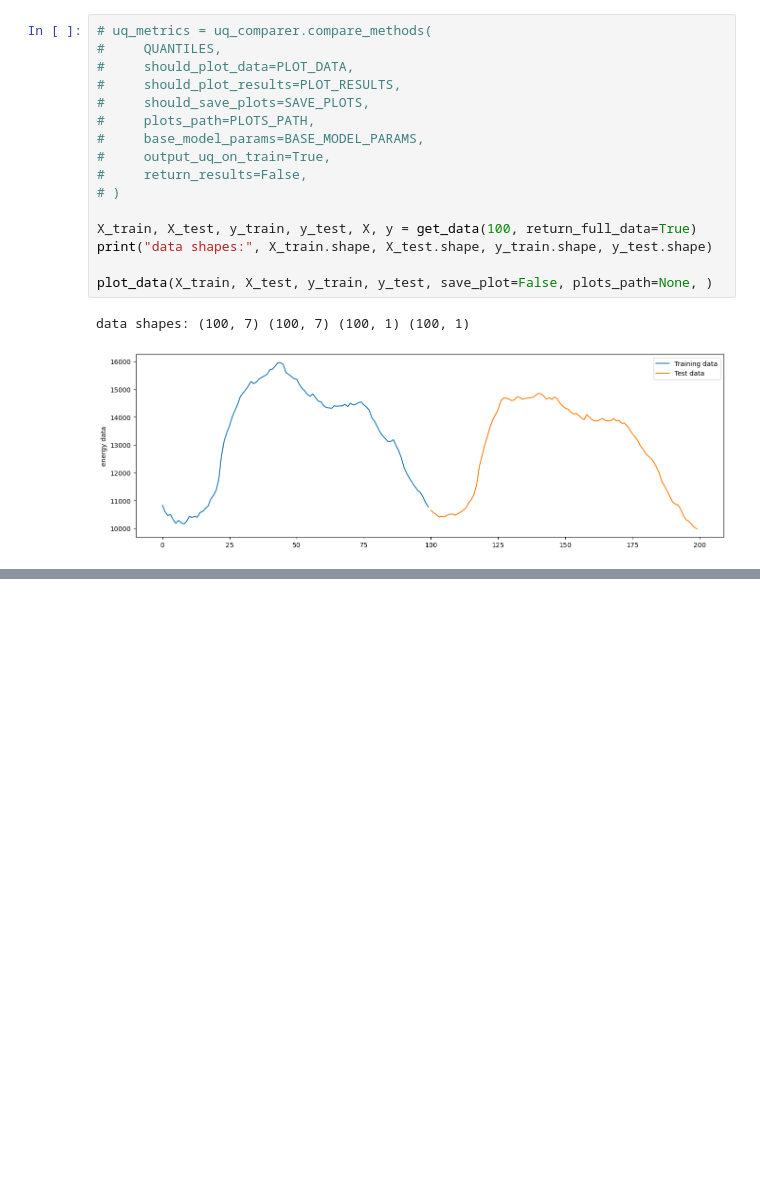
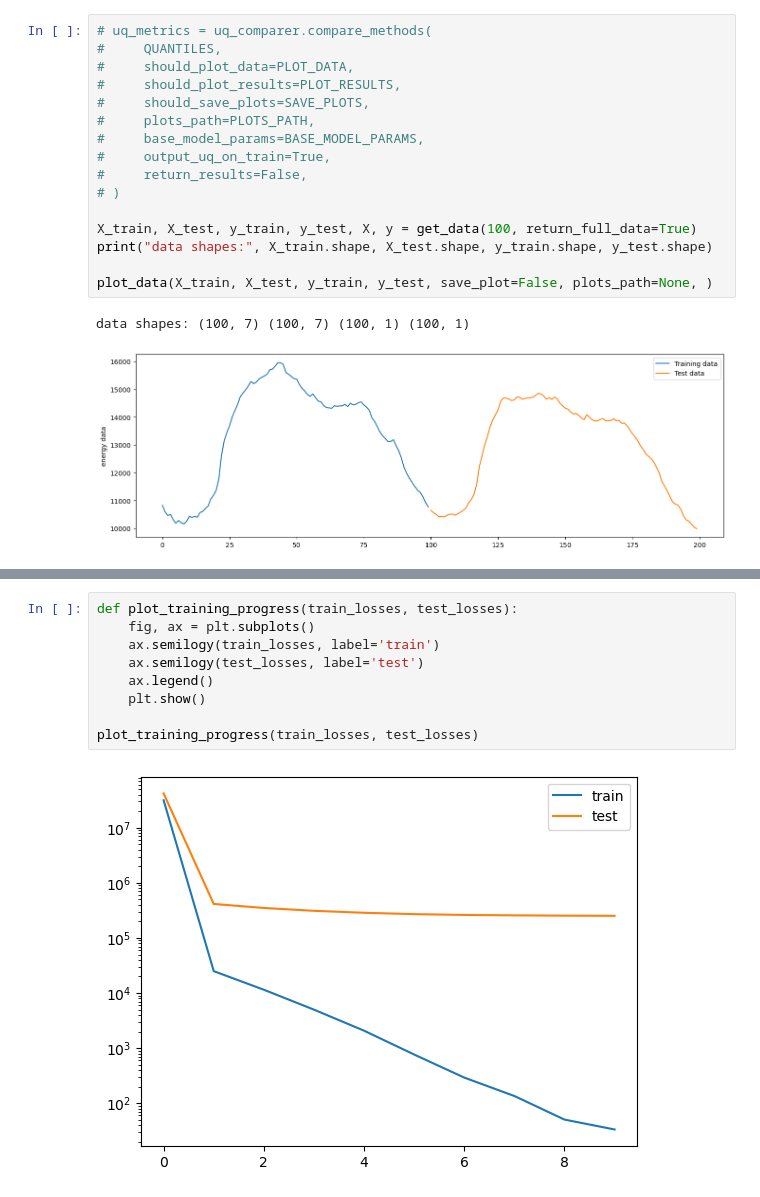
Before and after one commit to MischaDy/electricity-uq, a Jupyter notebook: laplace_bugfix_test.ipynb, the cells around one changed output, grey strips where cells are left out. Drawn from its saved outputs; the diff is of its cells as text; blank space fills up the shorter version.

```diff
--- a/laplace_bugfix_test.ipynb
+++ b/laplace_bugfix_test.ipynb
@@ -219,0 +286,11 @@ base_model = train_base_model()
+# %%
+def plot_training_progress(train_losses, test_losses):
+    fig, ax = plt.subplots()
+    ax.semilogy(train_losses, label='train')
+    ax.semilogy(test_losses, label='test')
+    ax.legend()
+    plt.show()
+
+plot_training_progress(train_losses, test_losses)
+# %% [output]
+[figure, added]
```
Also changed, not shown: parts of 5 cells of this notebook.
